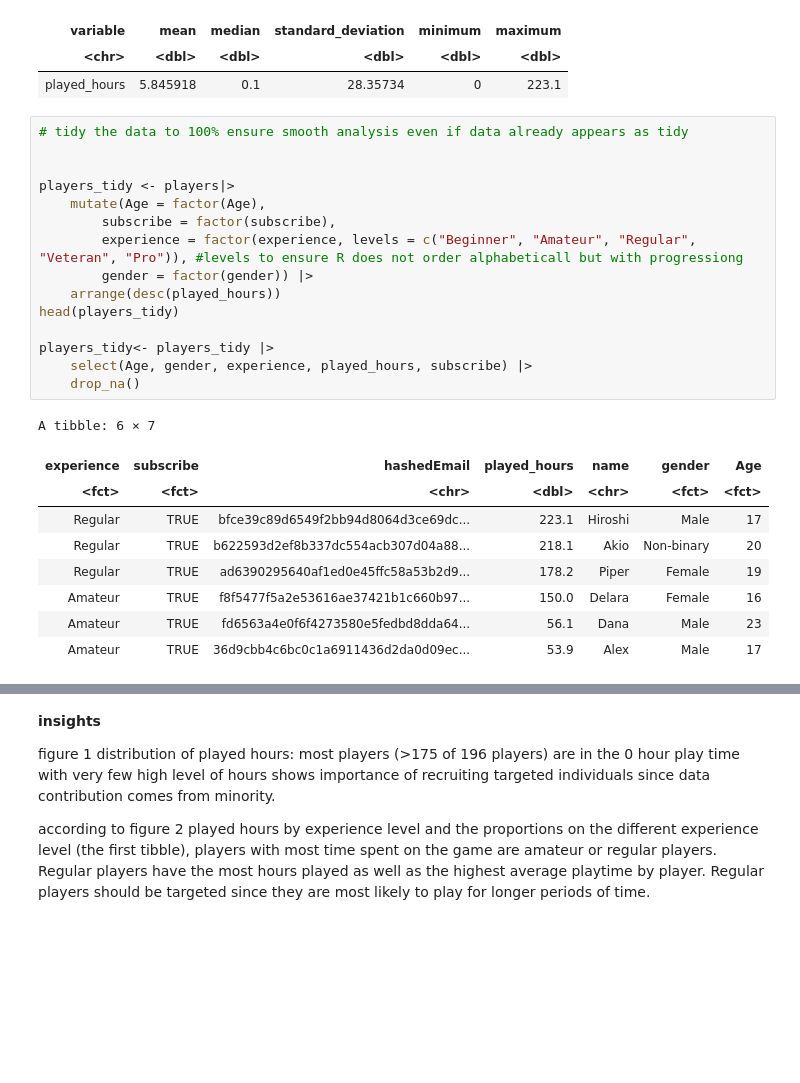
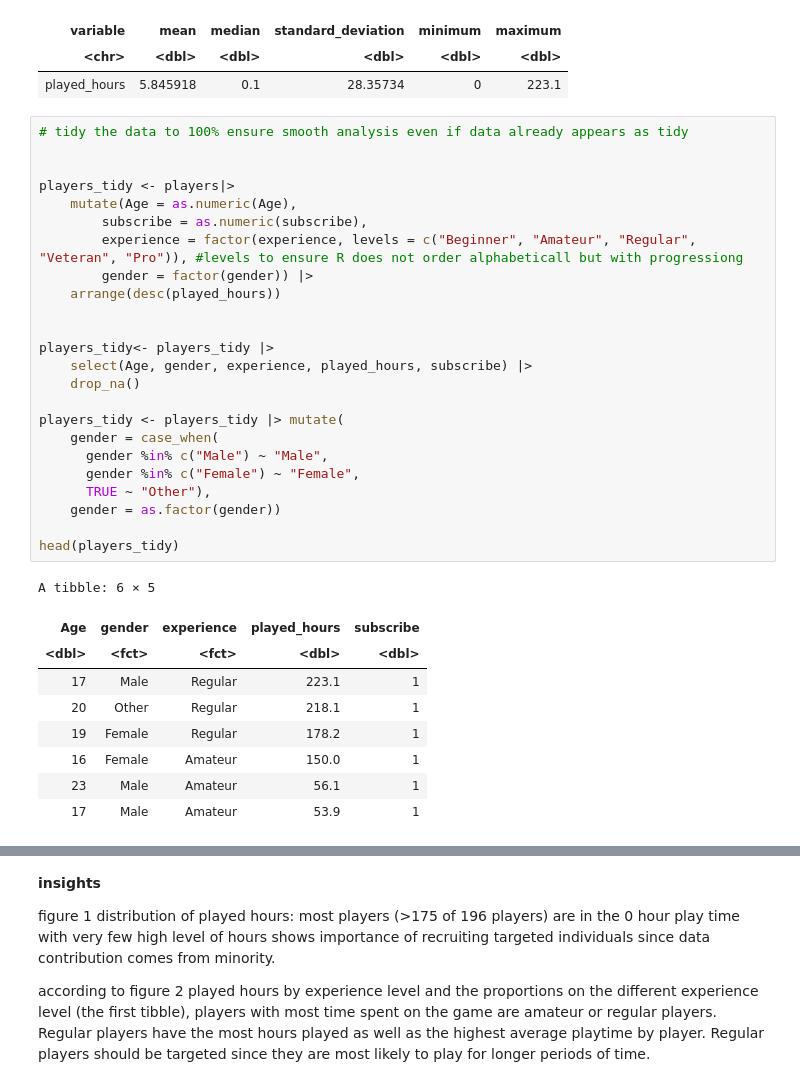
Before and after one commit to ctrl-tiramisu/dsci100-group-008, a Jupyter notebook: dupi.ipynb, the cells around one changed output, grey strips where cells are left out. Saved outputs shown, nothing was run; the diff lists cells and outputs as text; blank space fills up the shorter version.

```diff
--- a/dupi.ipynb
+++ b/dupi.ipynb
@@ -123,28 +105,37 @@ A tibble: 1 × 6
 # %%
 # tidy the data to 100% ensure smooth analysis even if data already appears as tidy
 
 
 players_tidy <- players|>
-    mutate(Age = factor(Age),
-        subscribe = factor(subscribe),
+    mutate(Age = as.numeric(Age),
+        subscribe = as.numeric(subscribe),
         experience = factor(experience, levels = c("Beginner", "Amateur", "Regular", "Veteran", "Pro")), #levels to ensure R does not order alphabeticall but with progressiong
         gender = factor(gender)) |>
     arrange(desc(played_hours))
-head(players_tidy)
+
 
 players_tidy<- players_tidy |>
     select(Age, gender, experience, played_hours, subscribe) |>
     drop_na()
+
+players_tidy <- players_tidy |> mutate(
+    gender = case_when(
+      gender %in% c("Male") ~ "Male",
+      gender %in% c("Female") ~ "Female",
+      TRUE ~ "Other"),
+    gender = as.factor(gender))
+
+head(players_tidy)
 # %% [output]
-A tibble: 6 × 7
+A tibble: 6 × 5
-| experience | subscribe | hashedEmail | played_hours | name | gender | Age |
-| <fct> | <fct> | <chr> | <dbl> | <chr> | <fct> | <fct> |
-| Regular | TRUE | bfce39c89d6549f2bb94d8064d3ce69dc... | 223.1 | Hiroshi | Male | 17 |
-| Regular | TRUE | b622593d2ef8b337dc554acb307d04a88... | 218.1 | Akio | Non-binary | 20 |
-| Regular | TRUE | ad6390295640af1ed0e45ffc58a53b2d9... | 178.2 | Piper | Female | 19 |
-| Amateur | TRUE | f8f5477f5a2e53616ae37421b1c660b97... | 150.0 | Delara | Female | 16 |
-| Amateur | TRUE | fd6563a4e0f6f4273580e5fedbd8dda64... | 56.1 | Dana | Male | 23 |
-| Amateur | TRUE | 36d9cbb4c6bc0c1a6911436d2da0d09ec... | 53.9 | Alex | Male | 17 |
+| Age | gender | experience | played_hours | subscribe |
+| <dbl> | <fct> | <fct> | <dbl> | <dbl> |
+| 17 | Male | Regular | 223.1 | 1 |
+| 20 | Other | Regular | 218.1 | 1 |
+| 19 | Female | Regular | 178.2 | 1 |
+| 16 | Female | Amateur | 150.0 | 1 |
+| 23 | Male | Amateur | 56.1 | 1 |
+| 17 | Male | Amateur | 53.9 | 1 |
 # %%
 # visualizations of the dataset that is relevant for exploratory data analysis
 # related to the planned analysis
```
Also changed, not shown: parts of 8 cells of this notebook.
